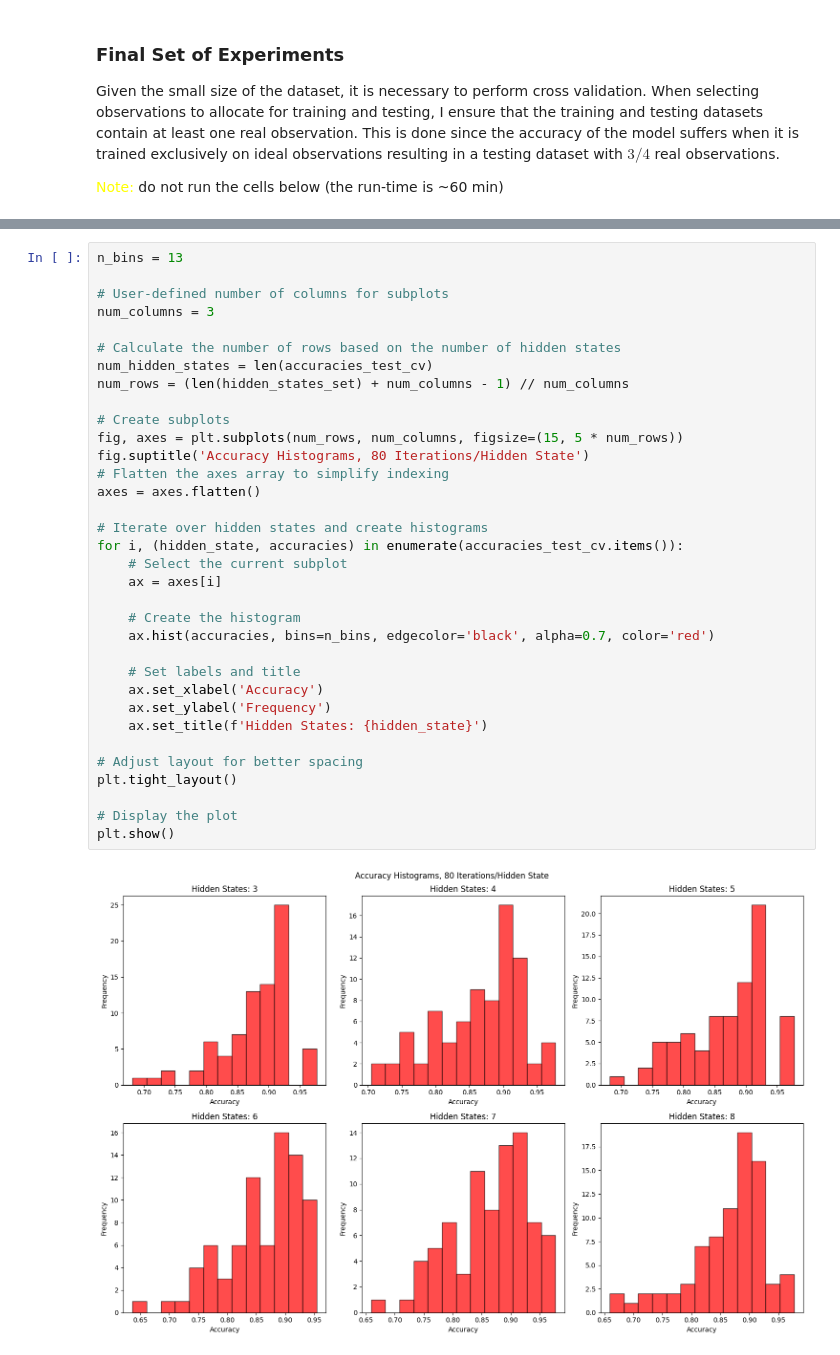
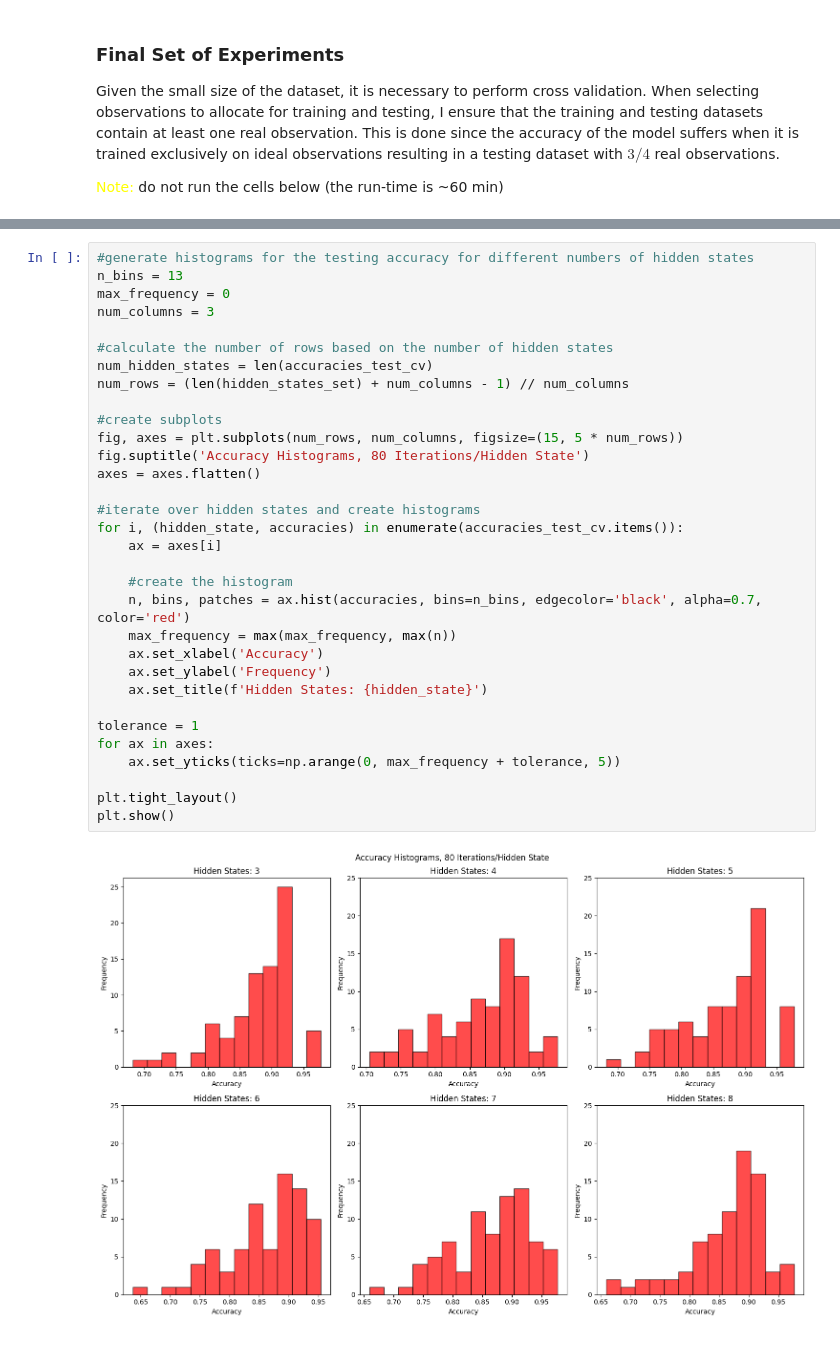
Before and after one commit to Wilfred-Mason/MECH-501, a Jupyter notebook: main/main_notebook_3.ipynb, the cells around one changed output, grey strips where cells are left out. Cells and saved outputs as stored; diff of their text form.

```diff
--- a/main/main_notebook_3.ipynb
+++ b/main/main_notebook_3.ipynb
@@ -1798,39 +1849,37 @@ plt.show()
 # %% [output]
 [figure]
 # %%
+#generate histograms for the testing accuracy for different numbers of hidden states
 n_bins = 13
-
-# User-defined number of columns for subplots
+max_frequency = 0
 num_columns = 3
 
-# Calculate the number of rows based on the number of hidden states
+#calculate the number of rows based on the number of hidden states
 num_hidden_states = len(accuracies_test_cv)
 num_rows = (len(hidden_states_set) + num_columns - 1) // num_columns
 
-# Create subplots
+#create subplots
 fig, axes = plt.subplots(num_rows, num_columns, figsize=(15, 5 * num_rows))
 fig.suptitle('Accuracy Histograms, 80 Iterations/Hidden State')
-# Flatten the axes array to simplify indexing
 axes = axes.flatten()
 
-# Iterate over hidden states and create histograms
+#iterate over hidden states and create histograms
 for i, (hidden_state, accuracies) in enumerate(accuracies_test_cv.items()):
-    # Select the current subplot
     ax = axes[i]
 
-    # Create the histogram
-    ax.hist(accuracies, bins=n_bins, edgecolor='black', alpha=0.7, color='red')
-
-    # Set labels and title
+    #create the histogram
+    n, bins, patches = ax.hist(accuracies, bins=n_bins, edgecolor='black', alpha=0.7, color='red')
+    max_frequency = max(max_frequency, max(n))
     ax.set_xlabel('Accuracy')
     ax.set_ylabel('Frequency')
     ax.set_title(f'Hidden States: {hidden_state}')
 
-# Adjust layout for better spacing
+tolerance = 1
+for ax in axes:
+    ax.set_yticks(ticks=np.arange(0, max_frequency + tolerance, 5))
+
 plt.tight_layout()
-
-# Display the plot
 plt.show()
 # %% [output]
-[figure, old version]
+[figure, new version]
 # %%
```
Also changed, not shown: parts of 48 cells of this notebook.
